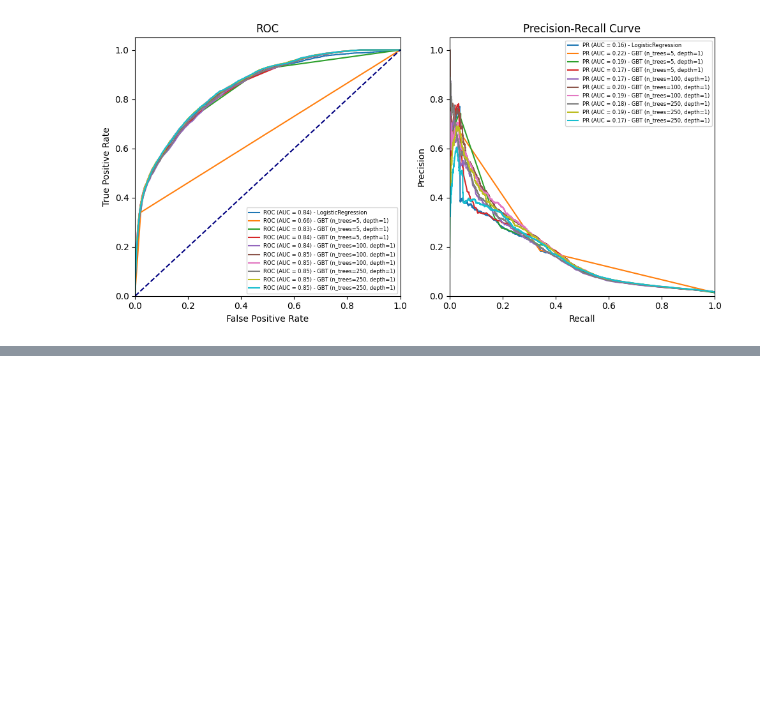
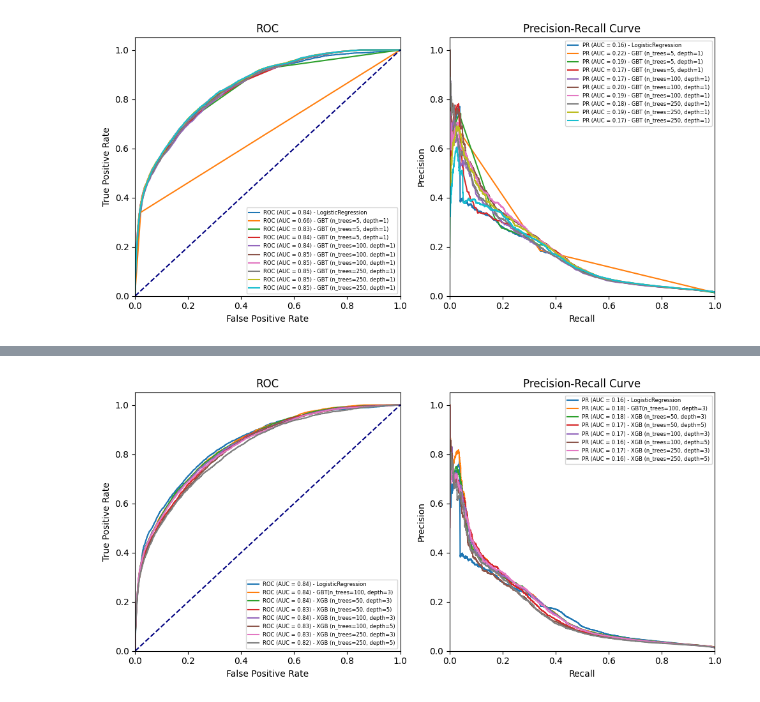
Before and after one commit to dan1dr/zrive-ds, a Jupyter notebook: src/module_4/push_exploration_non_linear.ipynb, the cells around one changed output, grey strips where cells are left out. Drawn from its saved outputs; the diff is of its cells as text; code cells hidden in the pictures; blank space fills up the shorter version.

Commit message:
xgboost and catboost applied

```diff
--- a/src/module_4/push_exploration_non_linear.ipynb
+++ b/src/module_4/push_exploration_non_linear.ipynb
@@ -614,7 +619,6 @@ trained_gbt_models = []
 y_preds_gbt = []
 gbt_model_names = []
 
-
 for n_trees in n_trees_values:
     for depth in max_depth_values:
         gbt = GradientBoostingClassifier(
@@ -625,7 +629,7 @@ for n_trees in n_trees_values:
 
         trained_gbt_models.append(gbt)
         y_preds_gbt.append(gbt.predict_proba(X_val)[:, 1])
-        gbt_model_names.append(f"GBT (n_trees={n_trees}, depth={max_depth})")
+        gbt_model_names.append(f"GBT (n_trees={n_trees}, depth={depth})")
 # %%
 lr_model_name = ["LogisticRegression"]
 rf_model_names = [f"RandomForest (n_trees={n})" for n in n_trees_values]
@@ -645,0 +664,44 @@ BGT with n_trees = 100 and depth = 3 seems to be our best model (brown line, leg
+# %%
+import xgboost as xgb
+
+# Logistic regression
+lr = LogisticRegression(penalty="l2", C=1e-5, solver="liblinear")
+lr.fit(X_train, y_train)
+y_pred_lr = lr.predict_proba(X_val)[:, 1]
+
+# GBT selected
+gbt_model = GradientBoostingClassifier(n_estimators=100, max_depth=3)
+gbt_model.fit(X_train, y_train)
+y_pred_gbt = gbt_model.predict_proba(X_val)[:, 1]
+
+# XGBoost with different params
+n_trees_values = [50, 100, 250]
+max_depth_values = [3, 5]
+
+trained_xgb_models = []
+y_preds_xgb = []
+xgb_model_names = []
+
+for n_trees in n_trees_values:
+    for depth in max_depth_values:
+        xgb_model = xgb.XGBClassifier(
+            objective="binary:logistic",
+            n_estimators=n_trees,
+            max_depth=depth,
+            use_label_encoder=False,
+            eval_metric="logloss"
+        )
+        xgb_model.fit(X_train, y_train)
+
+        trained_xgb_models.append(xgb_model)
+        y_preds_xgb.append(xgb_model.predict_proba(X_val)[:, 1])
+        xgb_model_names.append(f"XGB (n_trees={n_trees}, depth={depth})")
+# %%
+# Evaluate
+generate_evaluation_curves_multi(
+    model_names=["LogisticRegression"] + ["GBT(n_trees=100, depth=3)"] + xgb_model_names,
+    y_preds=[y_pred_lr, y_pred_gbt] + y_preds_xgb,
+    y_test=y_val
+)
+# %% [output]
+[figure, added]
```
Also changed, not shown: parts of 25 cells of this notebook, 2 other files.
